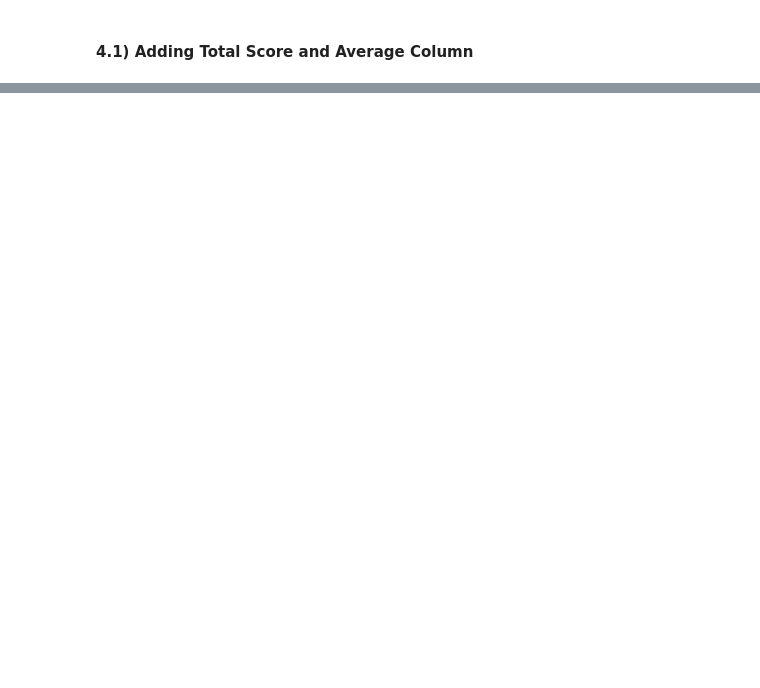
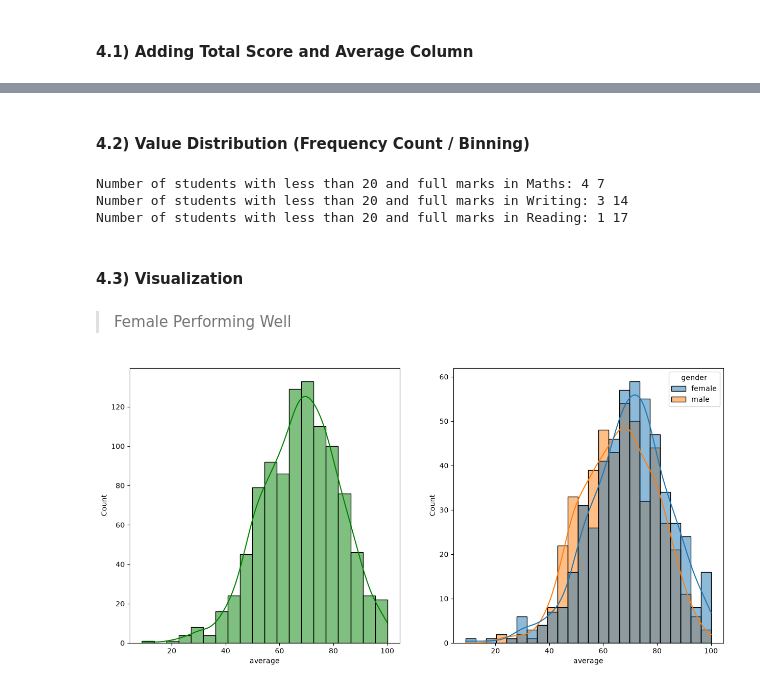
Before and after one commit to ShivamDevHere/student-math-score-prediction, a Jupyter notebook: notebook/01-eda.ipynb, the cells around one changed output, grey strips where cells are left out. Saved outputs shown, nothing was run; the diff lists cells and outputs as text; code cells hidden in the pictures; blank space fills up the shorter version.

Commit message:
plot: male vs female performance

```diff
--- a/notebook/01-eda.ipynb
+++ b/notebook/01-eda.ipynb
@@ -182,3 +182,34 @@ df.head(3)
 | 0 | female | group B | bachelor's degree | standard | none | 72 | ... |
 | 1 | female | group C | some college | standard | completed | 69 | ... |
 | 2 | female | group B | master's degree | standard | none | 90 | ... |
+# %% [markdown]
+#### 4.2) Value Distribution (Frequency Count / Binning)
+# %%
+reading_full = df[df['reading_score'] == 100]['average'].count()
+writing_full = df[df['writing_score'] == 100]['average'].count()
+math_full = df[df['math_score'] == 100]['average'].count()
+
+reading_less_20 = df[df['reading_score'] <= 20]['average'].count()
+writing_less_20 = df[df['writing_score'] <= 20]['average'].count()
+math_less_20 = df[df['math_score'] <= 20]['average'].count()
+
+print(f'Number of students with less than 20 and full marks in Maths: {math_less_20} {math_full}')
+print(f'Number of students with less than 20 and full marks in Writing: {writing_less_20} {writing_full}')
+print(f'Number of students with less than 20 and full marks in Reading: {reading_less_20} {reading_full}')
+# %% [output]
+Number of students with less than 20 and full marks in Maths: 4 7
+Number of students with less than 20 and full marks in Writing: 3 14
+Number of students with less than 20 and full marks in Reading: 1 17
+# %% [markdown]
+#### 4.3) Visualization
+# %% [markdown]
+> Female Performing Well
+# %%
+fig, axs = plt.subplots(1, 2, figsize=(15, 7))
+plt.subplot(121)
+sns.histplot(data=df,x='average',bins=20,kde=True,color='g')
+plt.subplot(122)
+sns.histplot(data=df,x='average',kde=True,hue='gender')
+plt.show()
+# %% [output]
+[figure, added]
```
